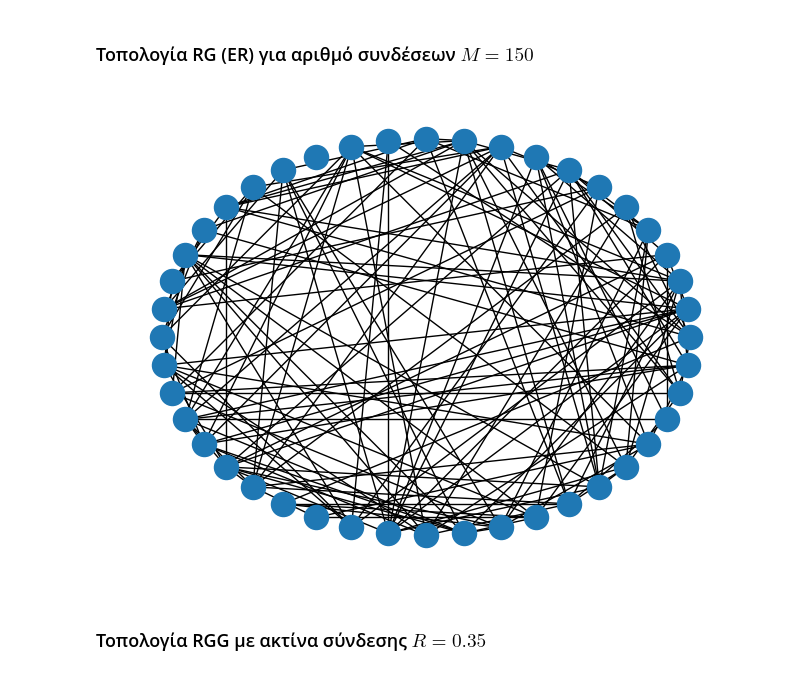
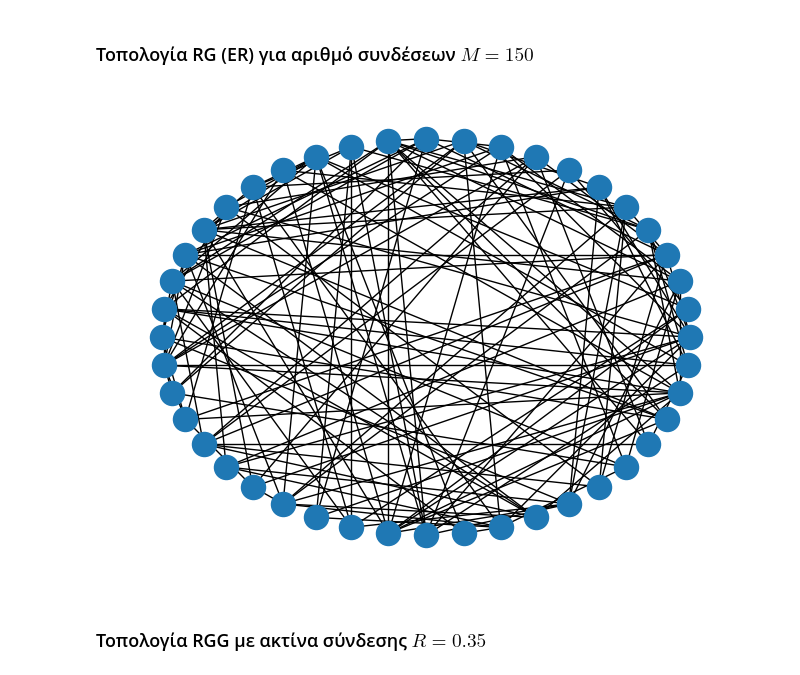
Before and after one commit to NicoleMp2/SocialNetworksAnalysis, a Jupyter notebook: lab1.ipynb, the cells around one changed output. Drawn from its saved outputs; the diff is of its cells as text; code cells hidden in the pictures.

```diff
--- a/lab1.ipynb
+++ b/lab1.ipynb
@@ -105,17 +105,17 @@ nx.draw_circular(REG)
 # %% [markdown]
 ### Τοπολογία RG (ER) για αριθμό συνδέσεων $M = 150$
 # %%
-s = random.seed(seedno)
+rger_seed = random.seed(603) # επιλέγω seed λίγο μεγαλύτερο γιατί ο γράφος που παράγεται με το αρχικό δεν είνια fully connected
 n = 44
 M = 150
 
 # για την κατασκευή του RGER χρησιμοποιήστε την gnm_random_graph από το networkx
-RGER = nx.gnm_random_graph(n,M)
+RGER = nx.gnm_random_graph(n,M,seed=rger_seed)
 
 # οπτικοποίηση: χρησιμοποιήστε την draw_circular από το networkx
 nx.draw_circular(RGER)
 # %% [output]
-[figure, old version]
+[figure, new version]
 # %% [markdown]
 ### Τοπολογία RGG  με ακτίνα σύνδεσης $R=0.35$
 # %%
```
Also changed, not shown: parts of 15 cells of this notebook.
